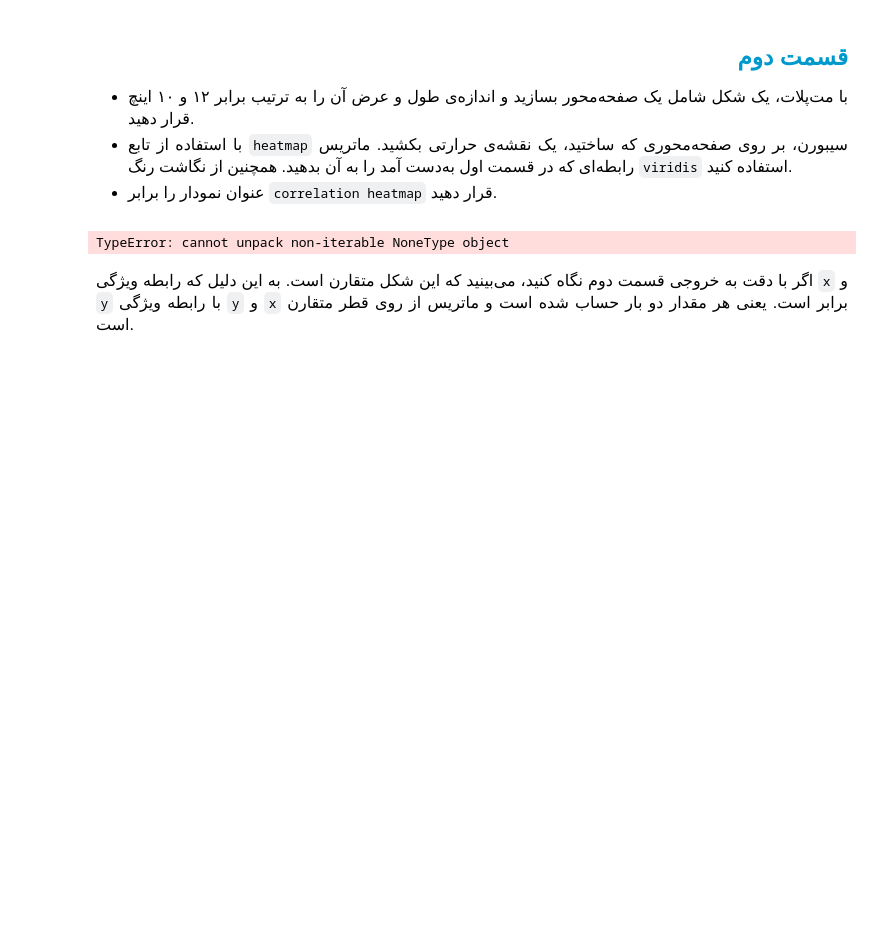
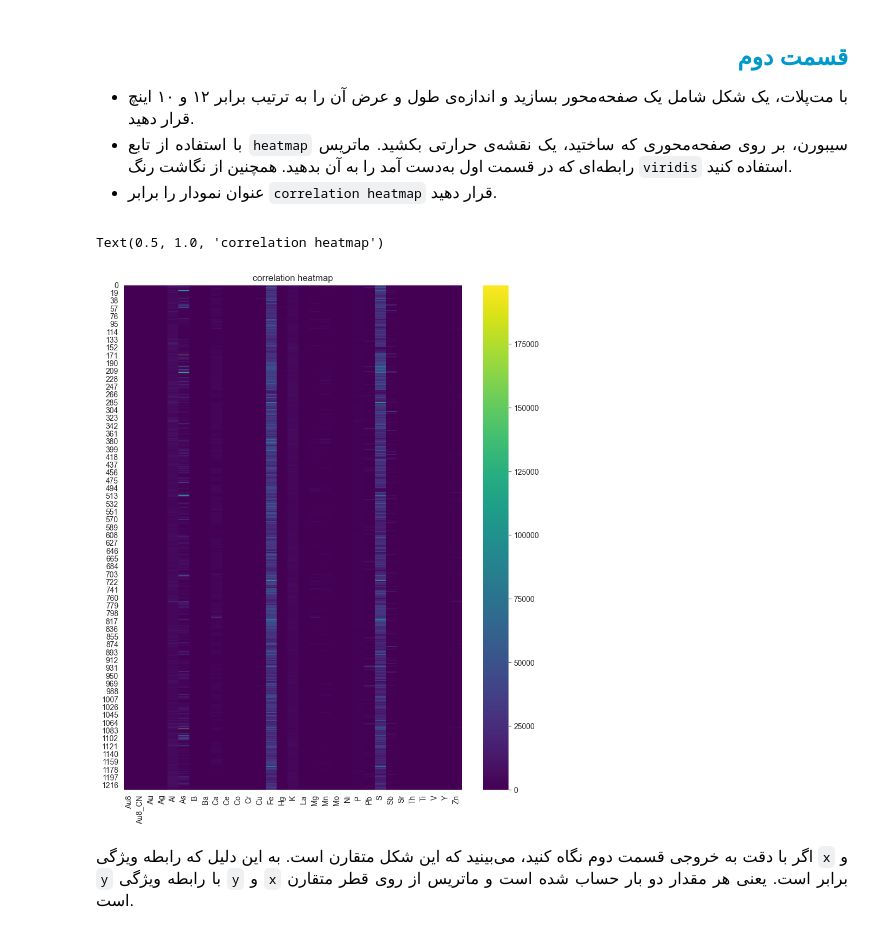
Before and after one commit to mahajialirezaei/data-visualization-unidro, a Jupyter notebook: data_visualization_unidro/unidro.ipynb, the cells around one changed output. Cells and saved outputs as stored; diff of their text form; code cells hidden in the pictures; blank space fills up the shorter version.

Commit message:
plt subplot and heat map implemented

```diff
--- a/data_visualization_unidro/unidro.ipynb
+++ b/data_visualization_unidro/unidro.ipynb
@@ -110,10 +111,13 @@ corr_matrix = df.corr()
 </font>
 </p>
 </div>
-# %%
-fig1, ax1 = None # To-Do
-# %% [output]
-TypeError: cannot unpack non-iterable NoneType object
+# %%
+fig1, ax1 = plt.subplots(figsize=(10,12))
+sns.heatmap(df, cmap='viridis')
+ax1.set_title('correlation heatmap')
+# %% [output]
+Text(0.5, 1.0, 'correlation heatmap')
+[figure, added]
 # %% [markdown]
 
 <div style="line-height:200%;font-family:vazir;font-size:medium">
```
Also changed, not shown: parts of 1 cell of this notebook.
